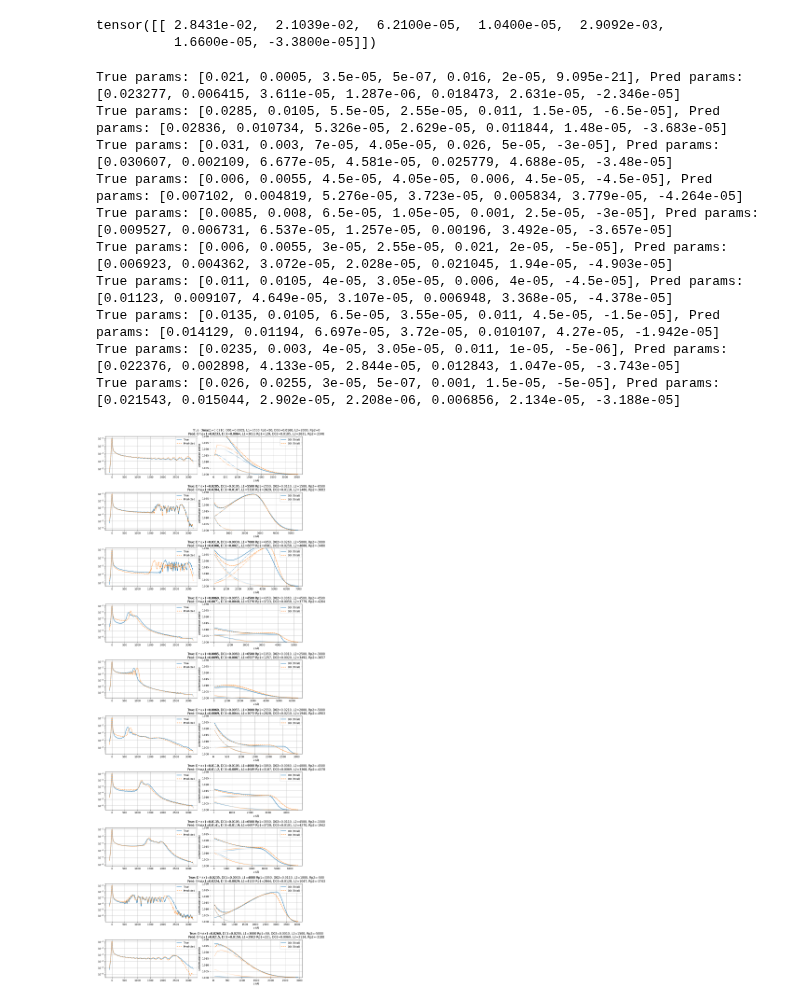
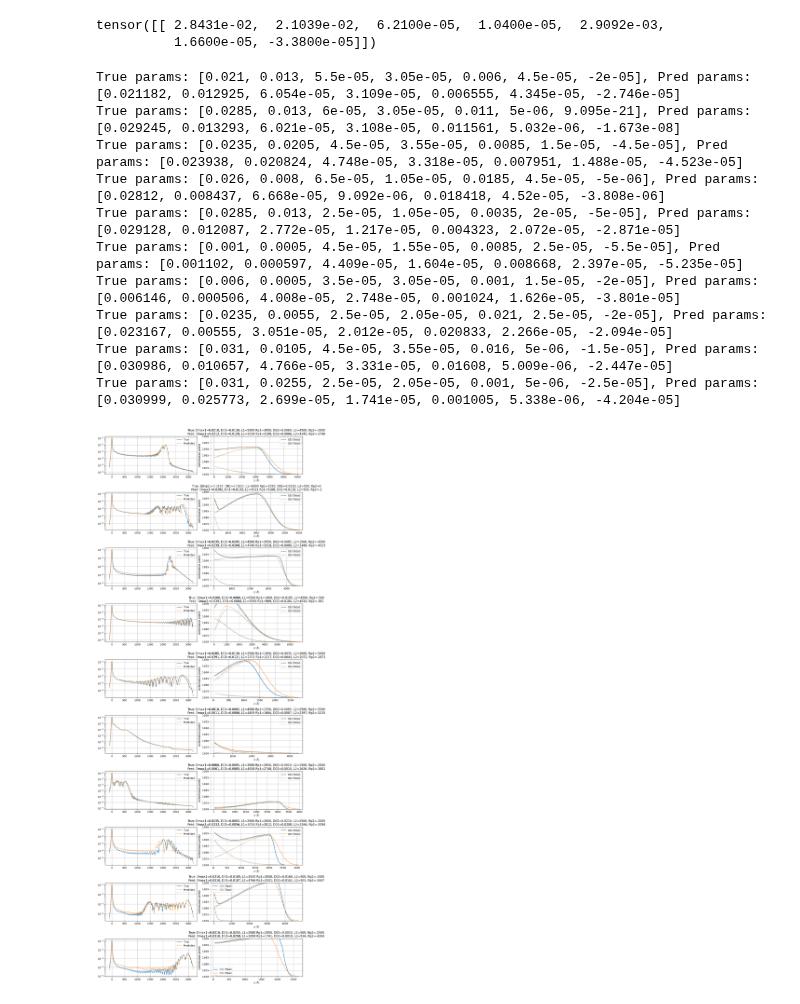
Before and after one commit to Vekeryk/master-xrd, a Jupyter notebook: j_ml.ipynb, the cells around one changed output. Drawn from its saved outputs; the diff is of its cells as text; code cells hidden in the pictures.

```diff
--- a/j_ml.ipynb
+++ b/j_ml.ipynb
@@ -167,16 +167,16 @@ reload(xrd)
 
 # Examples after training (true vs predicted):
 true_pred_pairs = [
- ([0.021000, 0.000500, 3.500e-05, 5.000e-07, 0.016000, 2.000e-05, 9.095e-21], [0.023277, 0.006415, 3.611e-05, 1.287e-06, 0.018473, 2.631e-05, -2.346e-05]),
-  ([0.028500, 0.010500, 5.500e-05, 2.550e-05, 0.011000, 1.500e-05, -6.500e-05], [0.028360, 0.010734, 5.326e-05, 2.629e-05, 0.011844, 1.480e-05, -3.683e-05]),
-  ([0.031000, 0.003000, 7.000e-05, 4.050e-05, 0.026000, 5.000e-05, -3.000e-05], [0.030607, 0.002109, 6.677e-05, 4.581e-05, 0.025779, 4.688e-05, -3.480e-05]),
-  ([0.006000, 0.005500, 4.500e-05, 4.050e-05, 0.006000, 4.500e-05, -4.500e-05], [0.007102, 0.004819, 5.276e-05, 3.723e-05, 0.005834, 3.779e-05, -4.264e-05]),
-  ([0.008500, 0.008000, 6.500e-05, 1.050e-05, 0.001000, 2.500e-05, -3.000e-05], [0.009527, 0.006731, 6.537e-05, 1.257e-05, 0.001960, 3.492e-05, -3.657e-05]),
-  ([0.006000, 0.005500, 3.000e-05, 2.550e-05, 0.021000, 2.000e-05, -5.000e-05], [0.006923, 0.004362, 3.072e-05, 2.028e-05, 0.021045, 1.940e-05, -4.903e-05]),
-  ([0.011000, 0.010500, 4.000e-05, 3.050e-05, 0.006000, 4.000e-05, -4.500e-05], [0.011230, 0.009107, 4.649e-05, 3.107e-05, 0.006948, 3.368e-05, -4.378e-05]),
-  ([0.013500, 0.010500, 6.500e-05, 3.550e-05, 0.011000, 4.500e-05, -1.500e-05], [0.014129, 0.011940, 6.697e-05, 3.720e-05, 0.010107, 4.270e-05, -1.942e-05]),
-  ([0.023500, 0.003000, 4.000e-05, 3.050e-05, 0.011000, 1.000e-05, -5.000e-06], [0.022376, 0.002898, 4.133e-05, 2.844e-05, 0.012843, 1.047e-05, -3.743e-05]),
-  ([0.026000, 0.025500, 3.000e-05, 5.000e-07, 0.001000, 1.500e-05, -5.000e-05], [0.021543, 0.015044, 2.902e-05, 2.208e-06, 0.006856, 2.134e-05, -3.188e-05]),
+  ([0.021000, 0.013000, 5.500e-05, 3.050e-05, 0.006000, 4.500e-05, -2.000e-05], [0.021182, 0.012925, 6.054e-05, 3.109e-05, 0.006555, 4.345e-05, -2.746e-05]),
+  ([0.028500, 0.013000, 6.000e-05, 3.050e-05, 0.011000, 5.000e-06, 9.095e-21], [0.029245, 0.013293, 6.021e-05, 3.108e-05, 0.011561, 5.032e-06, -1.673e-08]),
+  ([0.023500, 0.020500, 4.500e-05, 3.550e-05, 0.008500, 1.500e-05, -4.500e-05], [0.023938, 0.020824, 4.748e-05, 3.318e-05, 0.007951, 1.488e-05, -4.523e-05]),
+  ([0.026000, 0.008000, 6.500e-05, 1.050e-05, 0.018500, 4.500e-05, -5.000e-06], [0.028120, 0.008437, 6.668e-05, 9.092e-06, 0.018418, 4.520e-05, -3.808e-06]),
+  ([0.028500, 0.013000, 2.500e-05, 1.050e-05, 0.003500, 2.000e-05, -5.000e-05], [0.029128, 0.012087, 2.772e-05, 1.217e-05, 0.004323, 2.072e-05, -2.871e-05]),
+  ([0.001000, 0.000500, 4.500e-05, 1.550e-05, 0.008500, 2.500e-05, -5.500e-05], [0.001102, 0.000597, 4.409e-05, 1.604e-05, 0.008668, 2.397e-05, -5.235e-05]),
+  ([0.006000, 0.000500, 3.500e-05, 3.050e-05, 0.001000, 1.500e-05, -2.000e-05], [0.006146, 0.000506, 4.008e-05, 2.748e-05, 0.001024, 1.626e-05, -3.801e-05]),
+  ([0.023500, 0.005500, 2.500e-05, 2.050e-05, 0.021000, 2.500e-05, -2.000e-05], [0.023167, 0.005550, 3.051e-05, 2.012e-05, 0.020833, 2.266e-05, -2.094e-05]),
+  ([0.031000, 0.010500, 4.500e-05, 3.550e-05, 0.016000, 5.000e-06, -1.500e-05], [0.030986, 0.010657, 4.766e-05, 3.331e-05, 0.016080, 5.009e-06, -2.447e-05]),
+  ([0.031000, 0.025500, 2.500e-05, 2.050e-05, 0.001000, 5.000e-06, -2.500e-05], [0.030999, 0.025773, 2.699e-05, 1.741e-05, 0.001005, 5.338e-06, -4.204e-05]),
 
 ]
 
@@ -197,41 +197,41 @@ fig, axes = plt.subplots(len(true_pred_pairs), 2, figsize=(12, 32))
 plt.subplots_adjust(hspace=0.6)  # add vertical space between rows
 
 for i, (true_params, pred_params) in enumerate(true_pred_pairs):
     print(f"True params: {true_params}, Pred params: {pred_params}")
     # add true_params to plot
 
     curve, profile_true = xrd.compute_curve_and_profile(array=true_params, dl=100e-8)
 
     axes[i, 0].plot(curve.X_DeltaTeta, curve.Y_R_vseZ, label="True")
     axes[i, 0].grid(True)
     # log
     axes[i, 0].set_yscale('log')
     # axes[i, 0].set_ylim(0, 0.02)
 
     plot_profils(axes[i, 1], profile_true, 'C0', '-')
 
     curve, profile_pred = xrd.compute_curve_and_profile(array=pred_params, dl=100e-8)
 
     plot_profils(axes[i, 1], profile_pred, 'C1', '--')
     axes[i, 0].plot(curve.X_DeltaTeta, curve.Y_R_vseZ, label="Predicted", linestyle='dashed')
     axes[i, 1].set_title(f"True: {h.fparam(arr=true_params)}\nPred: {h.fparam(arr=pred_params)}")
     axes[i, 1].grid(True)
     axes[i, 1].set_ylim(0, 0.03)
     axes[i, 1].legend()
     axes[i, 0].legend()
 
 
 plt.tight_layout()
 plt.show()
 # %% [output]
-True params: [0.021, 0.0005, 3.5e-05, 5e-07, 0.016, 2e-05, 9.095e-21], Pred params: [0.023277, 0.006415, 3.611e-05, 1.287e-06, 0.018473, 2.631e-05, -2.346e-05]
-True params: [0.0285, 0.0105, 5.5e-05, 2.55e-05, 0.011, 1.5e-05, -6.5e-05], Pred params: [0.02836, 0.010734, 5.326e-05, 2.629e-05, 0.011844, 1.48e-05, -3.683e-05]
-True params: [0.031, 0.003, 7e-05, 4.05e-05, 0.026, 5e-05, -3e-05], Pred params: [0.030607, 0.002109, 6.677e-05, 4.581e-05, 0.025779, 4.688e-05, -3.48e-05]
-True params: [0.006, 0.0055, 4.5e-05, 4.05e-05, 0.006, 4.5e-05, -4.5e-05], Pred params: [0.007102, 0.004819, 5.276e-05, 3.723e-05, 0.005834, 3.779e-05, -4.264e-05]
-True params: [0.0085, 0.008, 6.5e-05, 1.05e-05, 0.001, 2.5e-05, -3e-05], Pred params: [0.009527, 0.006731, 6.537e-05, 1.257e-05, 0.00196, 3.492e-05, -3.657e-05]
-True params: [0.006, 0.0055, 3e-05, 2.55e-05, 0.021, 2e-05, -5e-05], Pred params: [0.006923, 0.004362, 3.072e-05, 2.028e-05, 0.021045, 1.94e-05, -4.903e-05]
-True params: [0.011, 0.0105, 4e-05, 3.05e-05, 0.006, 4e-05, -4.5e-05], Pred params: [0.01123, 0.009107, 4.649e-05, 3.107e-05, 0.006948, 3.368e-05, -4.378e-05]
-True params: [0.0135, 0.0105, 6.5e-05, 3.55e-05, 0.011, 4.5e-05, -1.5e-05], Pred params: [0.014129, 0.01194, 6.697e-05, 3.72e-05, 0.010107, 4.27e-05, -1.942e-05]
-True params: [0.0235, 0.003, 4e-05, 3.05e-05, 0.011, 1e-05, -5e-06], Pred params: [0.022376, 0.002898, 4.133e-05, 2.844e-05, 0.012843, 1.047e-05, -3.743e-05]
-True params: [0.026, 0.0255, 3e-05, 5e-07, 0.001, 1.5e-05, -5e-05], Pred params: [0.021543, 0.015044, 2.902e-05, 2.208e-06, 0.006856, 2.134e-05, -3.188e-05]
+True params: [0.021, 0.013, 5.5e-05, 3.05e-05, 0.006, 4.5e-05, -2e-05], Pred params: [0.021182, 0.012925, 6.054e-05, 3.109e-05, 0.006555, 4.345e-05, -2.746e-05]
+True params: [0.0285, 0.013, 6e-05, 3.05e-05, 0.011, 5e-06, 9.095e-21], Pred params: [0.029245, 0.013293, 6.021e-05, 3.108e-05, 0.011561, 5.032e-06, -1.673e-08]
+True params: [0.0235, 0.0205, 4.5e-05, 3.55e-05, 0.0085, 1.5e-05, -4.5e-05], Pred params: [0.023938, 0.020824, 4.748e-05, 3.318e-05, 0.007951, 1.488e-05, -4.523e-05]
+True params: [0.026, 0.008, 6.5e-05, 1.05e-05, 0.0185, 4.5e-05, -5e-06], Pred params: [0.02812, 0.008437, 6.668e-05, 9.092e-06, 0.018418, 4.52e-05, -3.808e-06]
+True params: [0.0285, 0.013, 2.5e-05, 1.05e-05, 0.0035, 2e-05, -5e-05], Pred params: [0.029128, 0.012087, 2.772e-05, 1.217e-05, 0.004323, 2.072e-05, -2.871e-05]
+True params: [0.001, 0.0005, 4.5e-05, 1.55e-05, 0.0085, 2.5e-05, -5.5e-05], Pred params: [0.001102, 0.000597, 4.409e-05, 1.604e-05, 0.008668, 2.397e-05, -5.235e-05]
+True params: [0.006, 0.0005, 3.5e-05, 3.05e-05, 0.001, 1.5e-05, -2e-05], Pred params: [0.006146, 0.000506, 4.008e-05, 2.748e-05, 0.001024, 1.626e-05, -3.801e-05]
+True params: [0.0235, 0.0055, 2.5e-05, 2.05e-05, 0.021, 2.5e-05, -2e-05], Pred params: [0.023167, 0.00555, 3.051e-05, 2.012e-05, 0.020833, 2.266e-05, -2.094e-05]
+True params: [0.031, 0.0105, 4.5e-05, 3.55e-05, 0.016, 5e-06, -1.5e-05], Pred params: [0.030986, 0.010657, 4.766e-05, 3.331e-05, 0.01608, 5.009e-06, -2.447e-05]
+True params: [0.031, 0.0255, 2.5e-05, 2.05e-05, 0.001, 5e-06, -2.5e-05], Pred params: [0.030999, 0.025773, 2.699e-05, 1.741e-05, 0.001005, 5.338e-06, -4.204e-05]
-[figure, old version]
+[figure, new version]
```
Also changed, not shown: 40 other files.
